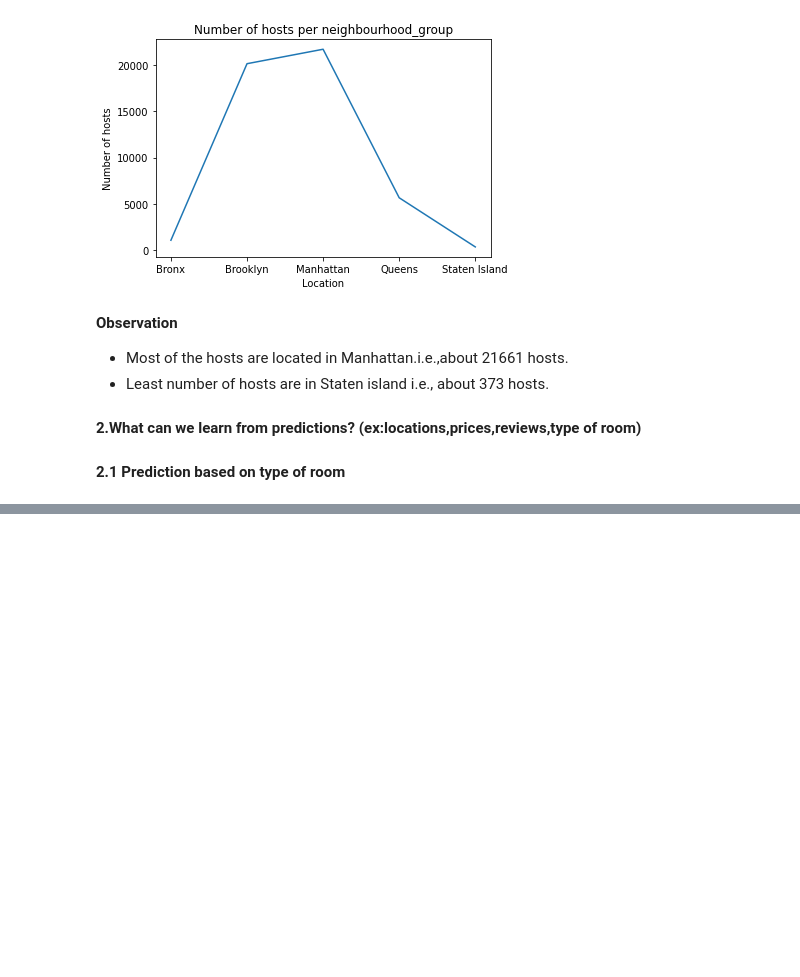
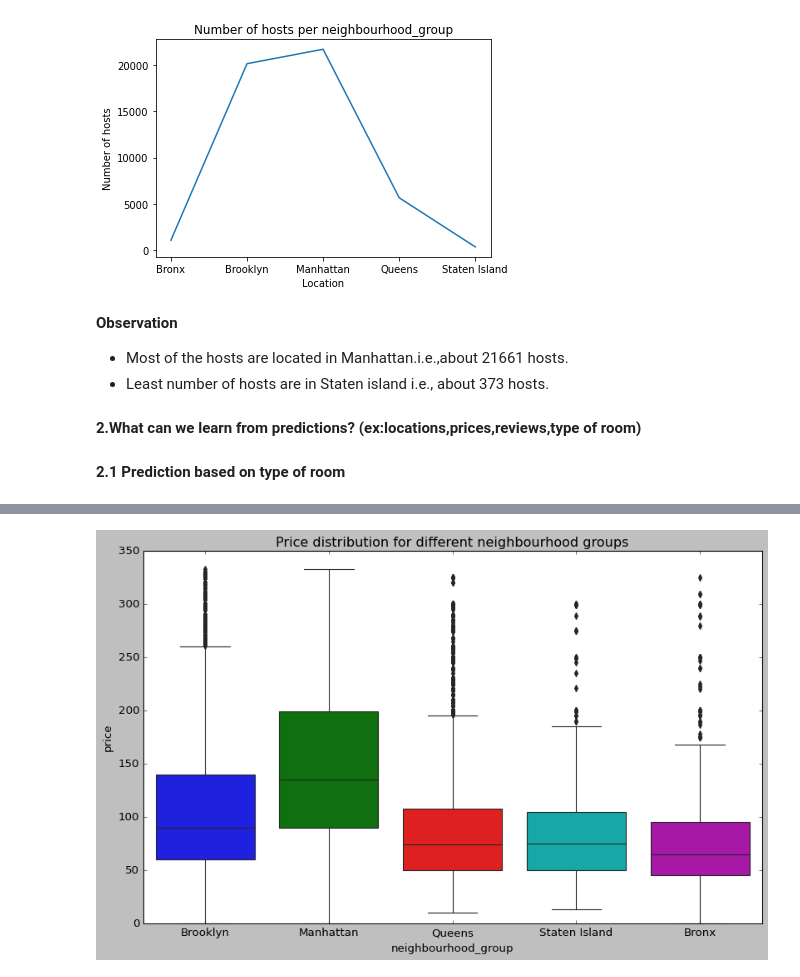
Before and after one commit to SachinYallapurkar/AirBnb-bookings-analysis, a Jupyter notebook: AirBnb_bookings_analysis.ipynb, the cells around one changed output, grey strips where cells are left out. Cells and saved outputs as stored; diff of their text form; code cells hidden in the pictures; blank space fills up the shorter version.

```diff
--- a/AirBnb_bookings_analysis.ipynb
+++ b/AirBnb_bookings_analysis.ipynb
@@ -472,0 +538,9 @@ Text(0.5, 1.0, 'Number of hosts per neighbourhood_group')
+# %%
+#price distribution visualization using boxplot
+plt.style.use("classic")
+plt.figure(figsize=(12,7))
+plt.title("Price distribution for different neighbourhood groups")
+sns.boxplot(y="price",x="neighbourhood_group",data=df_price[df_price.price<1000])
+plt.show()
+# %% [output]
+[figure, added]
```
Also changed, not shown: parts of 20 cells of this notebook.
